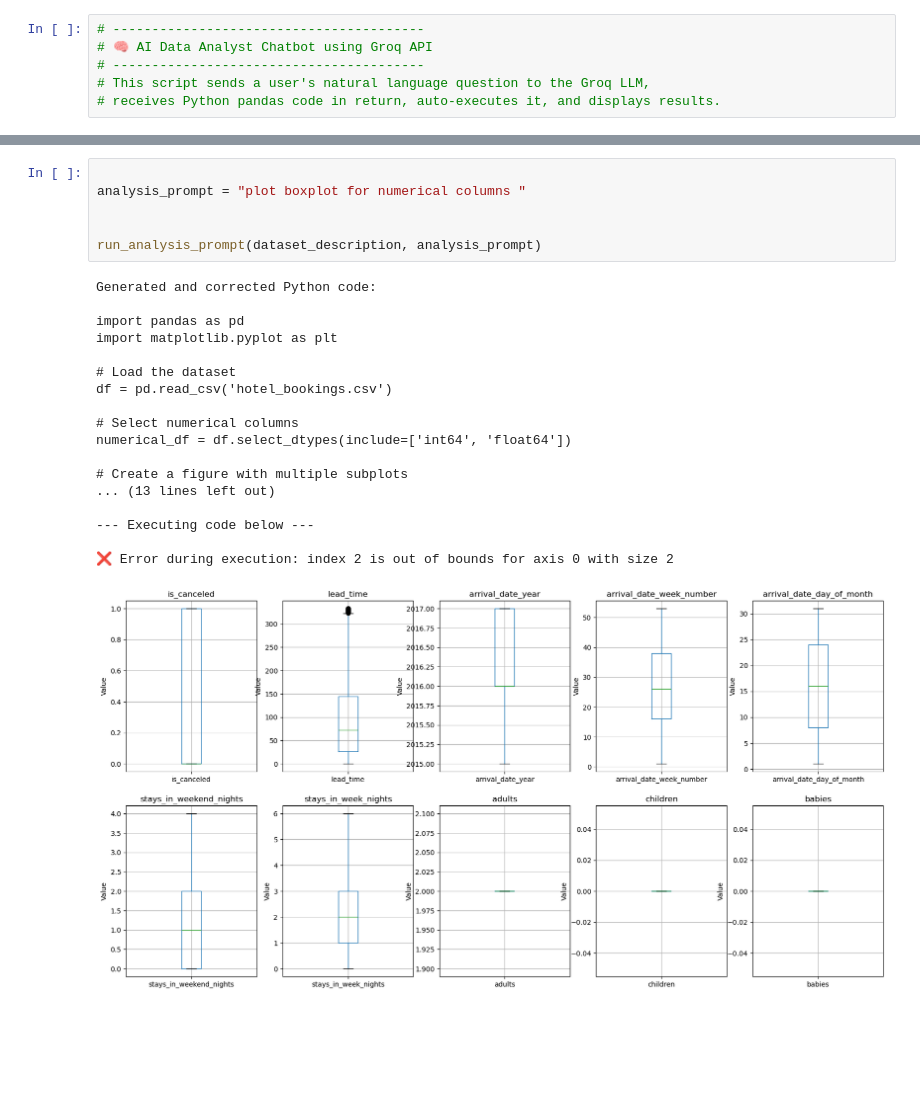
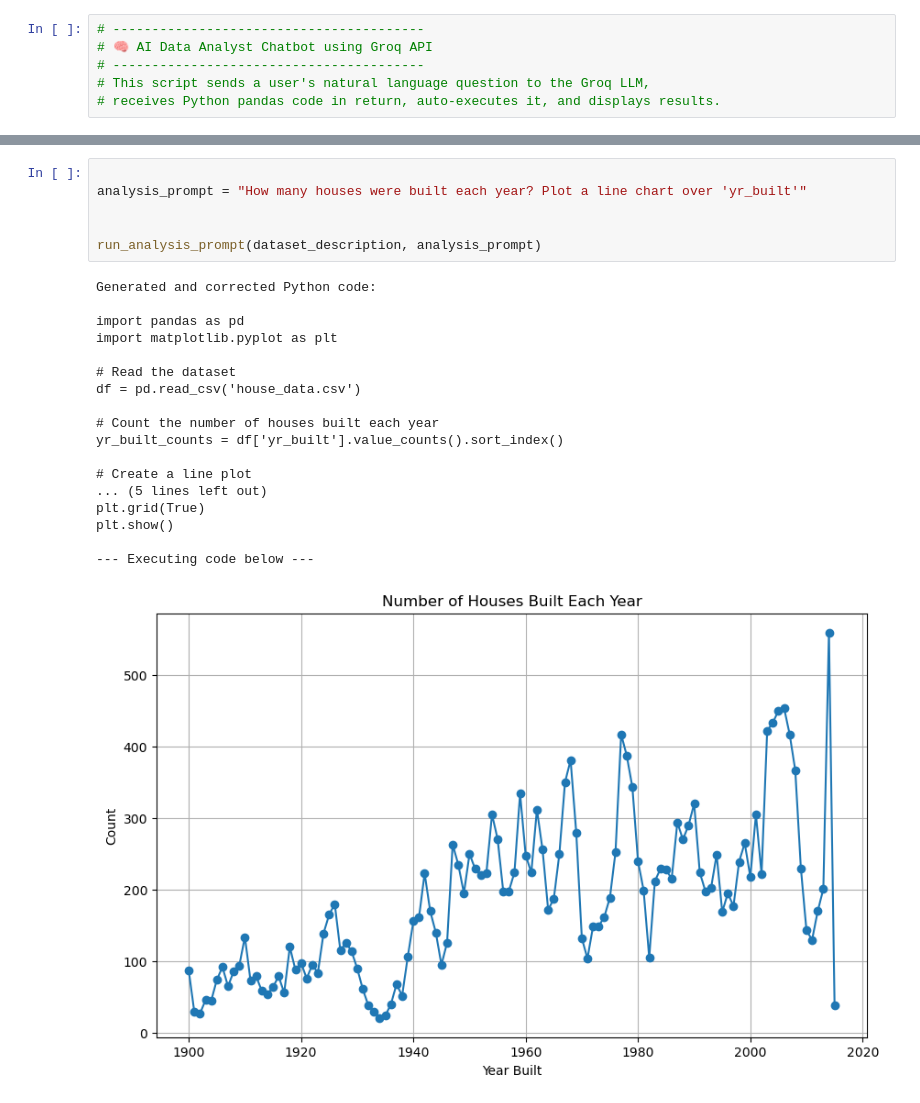
Before and after one commit to deepaklokh/ai-data-analyst-chatbot, a Jupyter notebook: AI prompt python chatbot.ipynb, the cells around one changed output, grey strips where cells are left out. Drawn from its saved outputs; the diff is of its cells as text; blank space fills up the shorter version.

```diff
--- a/AI prompt python chatbot.ipynb
+++ b/AI prompt python chatbot.ipynb
@@ -127,25 +118,25 @@ See the caveats in the documentation: https://pandas.pydata.org/pandas-docs/stab
 # %%
 
-analysis_prompt = "plot boxplot for numerical columns "
+analysis_prompt = "How many houses were built each year? Plot a line chart over 'yr_built'"
 
 
 run_analysis_prompt(dataset_description, analysis_prompt)
 # %% [output]
 Generated and corrected Python code:
 
 import pandas as pd
 import matplotlib.pyplot as plt
 
-# Load the dataset
-df = pd.read_csv('hotel_bookings.csv')
+# Read the dataset
+df = pd.read_csv('house_data.csv')
 
-# Select numerical columns
-numerical_df = df.select_dtypes(include=['int64', 'float64'])
+# Count the number of houses built each year
+yr_built_counts = df['yr_built'].value_counts().sort_index()
 
-# Create a figure with multiple subplots
-... (13 lines left out)
+# Create a line plot
+... (5 lines left out)
+plt.grid(True)
+plt.show()
 
 --- Executing code below ---
-
-❌ Error during execution: index 2 is out of bounds for axis 0 with size 2
-[figure, old version]
+[figure, new version]
```
Also changed, not shown: parts of 25 cells of this notebook.
